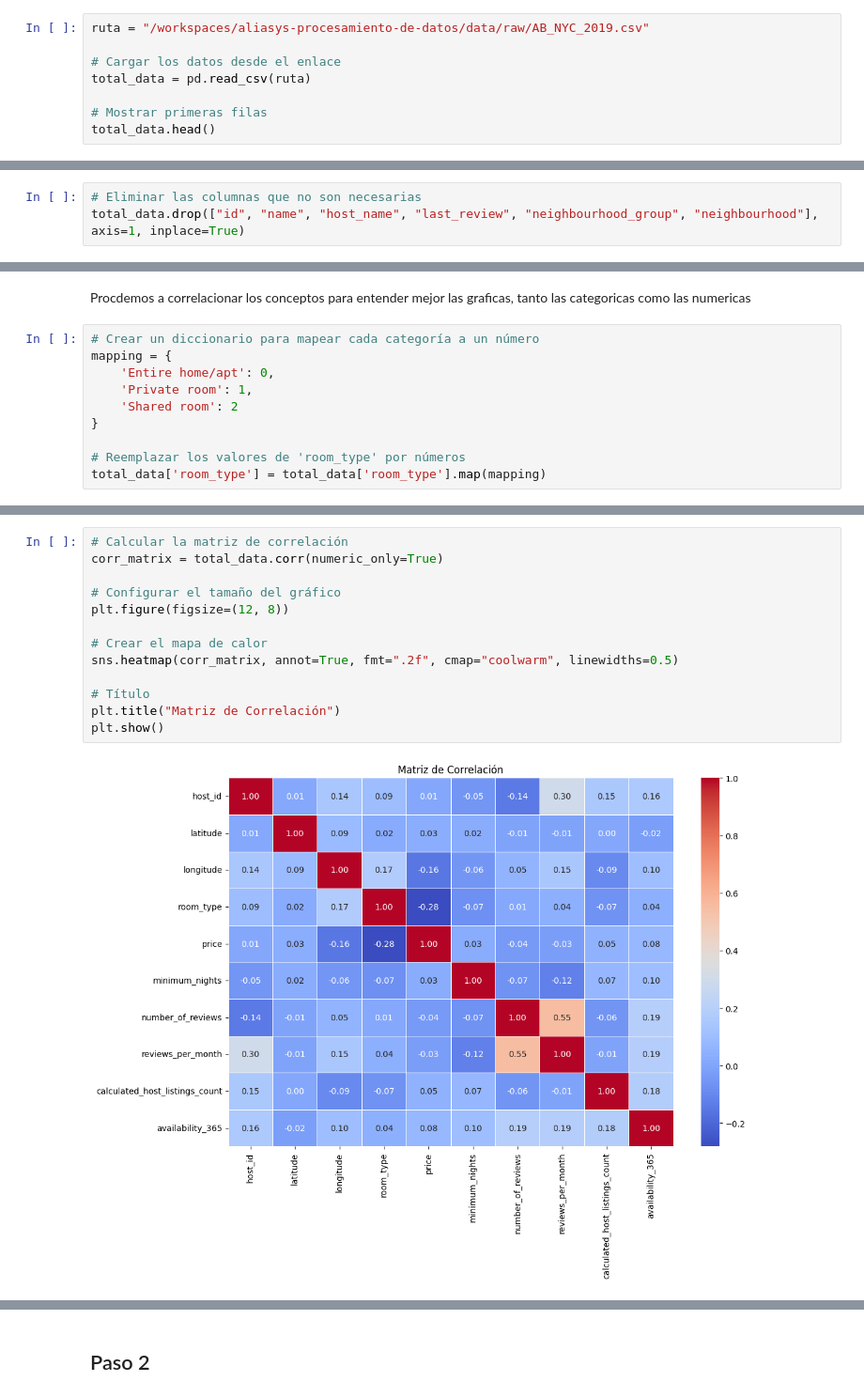
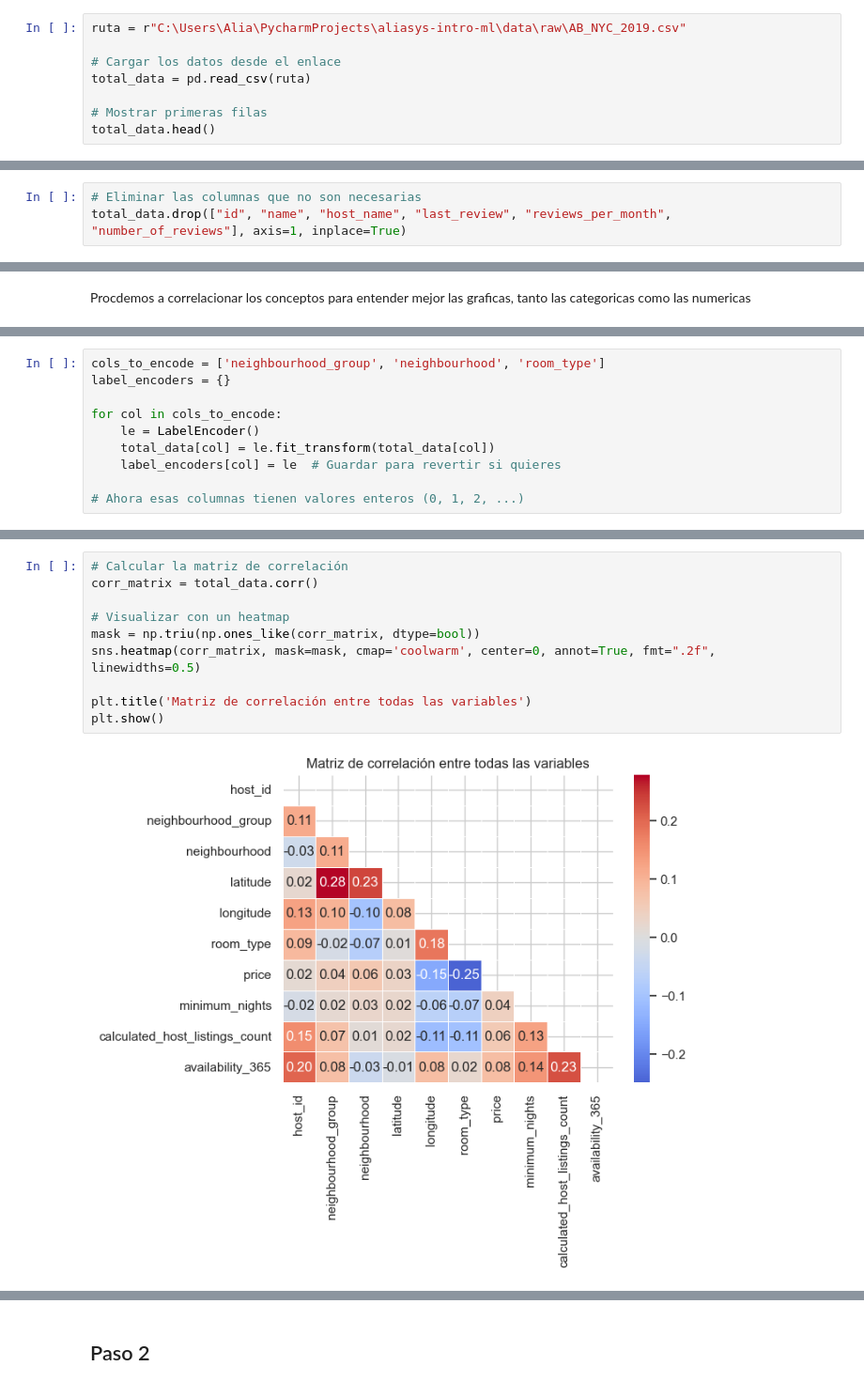
Before and after one commit to 4GeeksAcademy/aliasys-intro-ml, a Jupyter notebook: src/airbnbmarchine.ipynb, the cells around one changed output, grey strips where cells are left out. Shown at 94% size. Cells and saved outputs as stored; diff of their text form.

```diff
--- a/src/airbnbmarchine.ipynb
+++ b/src/airbnbmarchine.ipynb
@@ -10,6 +12,6 @@ from sklearn.preprocessing import MinMaxScaler
 from sklearn.feature_selection import f_classif, SelectKBest
 # %%
-ruta = "/workspaces/aliasys-procesamiento-de-datos/data/raw/AB_NYC_2019.csv"
+ruta = r"C:\Users\Alia\PycharmProjects\aliasys-intro-ml\data\raw\AB_NYC_2019.csv"
 
 # Cargar los datos desde el enlace
 total_data = pd.read_csv(ruta)
@@ -51,4 +53,4 @@ dtypes: float64(3), int64(7), object(6)
 memory usage: 6.0+ MB
 # %%
 # Eliminar las columnas que no son necesarias
-total_data.drop(["id", "name", "host_name", "last_review", "neighbourhood_group", "neighbourhood"], axis=1, inplace=True)
+total_data.drop(["id", "name", "host_name", "last_review", "reviews_per_month", "number_of_reviews"], axis=1, inplace=True)
@@ -212,13 +220,3 @@ plt.show()
 # %% [markdown]
 Procdemos a correlacionar los conceptos para entender mejor las graficas, tanto las categoricas como las numericas
-# %%
-# Crear un diccionario para mapear cada categoría a un número
-mapping = {
-    'Entire home/apt': 0,
-    'Private room': 1,
-    'Shared room': 2
-}
-
-# Reemplazar los valores de 'room_type' por números
-total_data['room_type'] = total_data['room_type'].map(mapping)
 # %% [markdown]
@@ -225,0 +224,10 @@ total_data['room_type'] = total_data['room_type'].map(mapping)
+# %%
+cols_to_encode = ['neighbourhood_group', 'neighbourhood', 'room_type']
+label_encoders = {}
+
+for col in cols_to_encode:
+    le = LabelEncoder()
+    total_data[col] = le.fit_transform(total_data[col])
+    label_encoders[col] = le  # Guardar para revertir si quieres
+
+# Ahora esas columnas tienen valores enteros (0, 1, 2, ...)
@@ -226,15 +260,12 @@ total_data['room_type'] = total_data['room_type'].map(mapping)
 # %%
 # Calcular la matriz de correlación
-corr_matrix = total_data.corr(numeric_only=True)
+corr_matrix = total_data.corr()
 
-# Configurar el tamaño del gráfico
-plt.figure(figsize=(12, 8))
+# Visualizar con un heatmap
+mask = np.triu(np.ones_like(corr_matrix, dtype=bool))
+sns.heatmap(corr_matrix, mask=mask, cmap='coolwarm', center=0, annot=True, fmt=".2f", linewidths=0.5)
 
-# Crear el mapa de calor
-sns.heatmap(corr_matrix, annot=True, fmt=".2f", cmap="coolwarm", linewidths=0.5)
-
-# Título
-plt.title("Matriz de Correlación")
+plt.title('Matriz de correlación entre todas las variables')
 plt.show()
 # %% [output]
-[figure, old version]
+[figure, new version]
```
Also changed, not shown: parts of 73 cells of this notebook, 9 other files.
